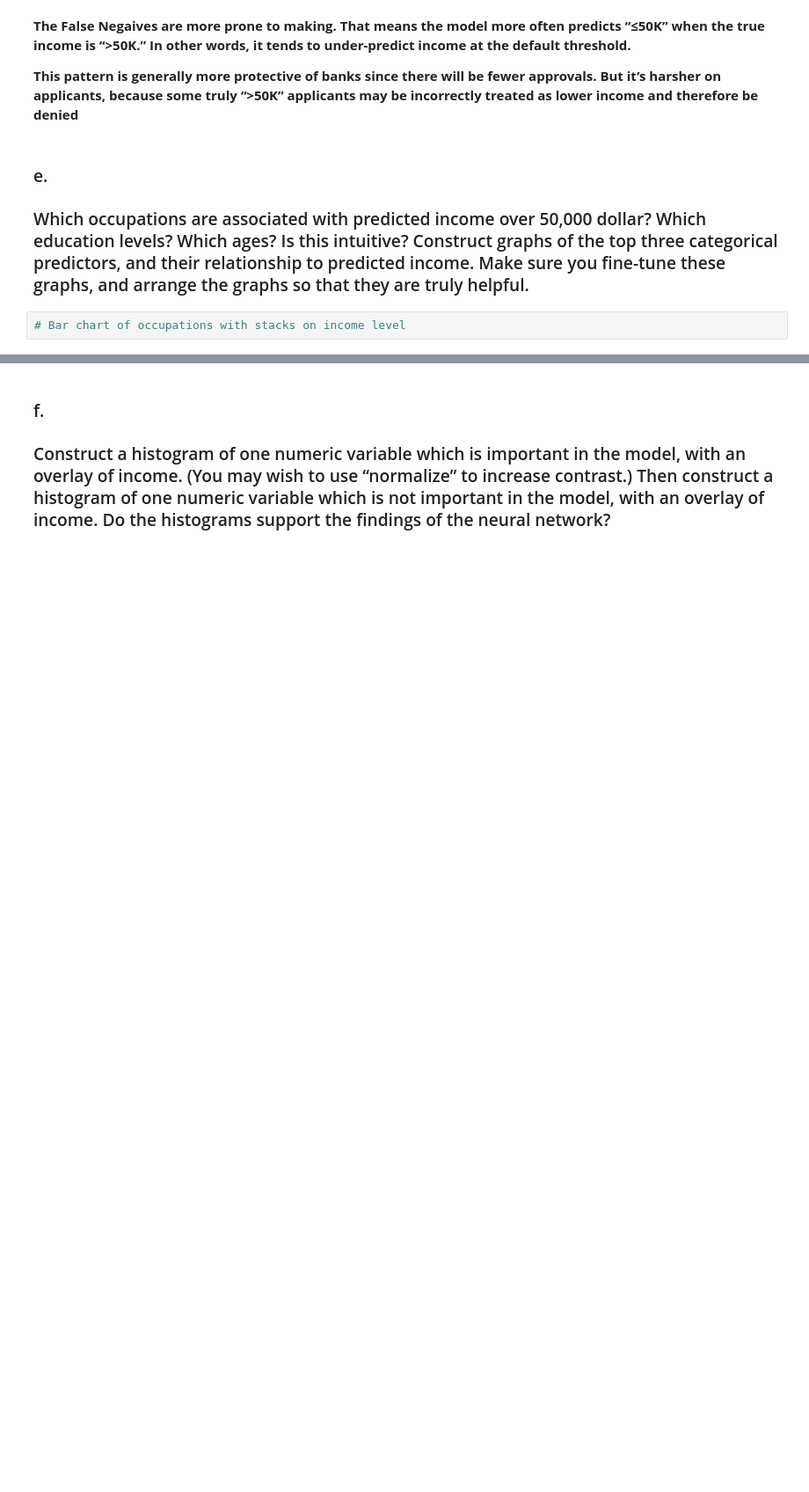
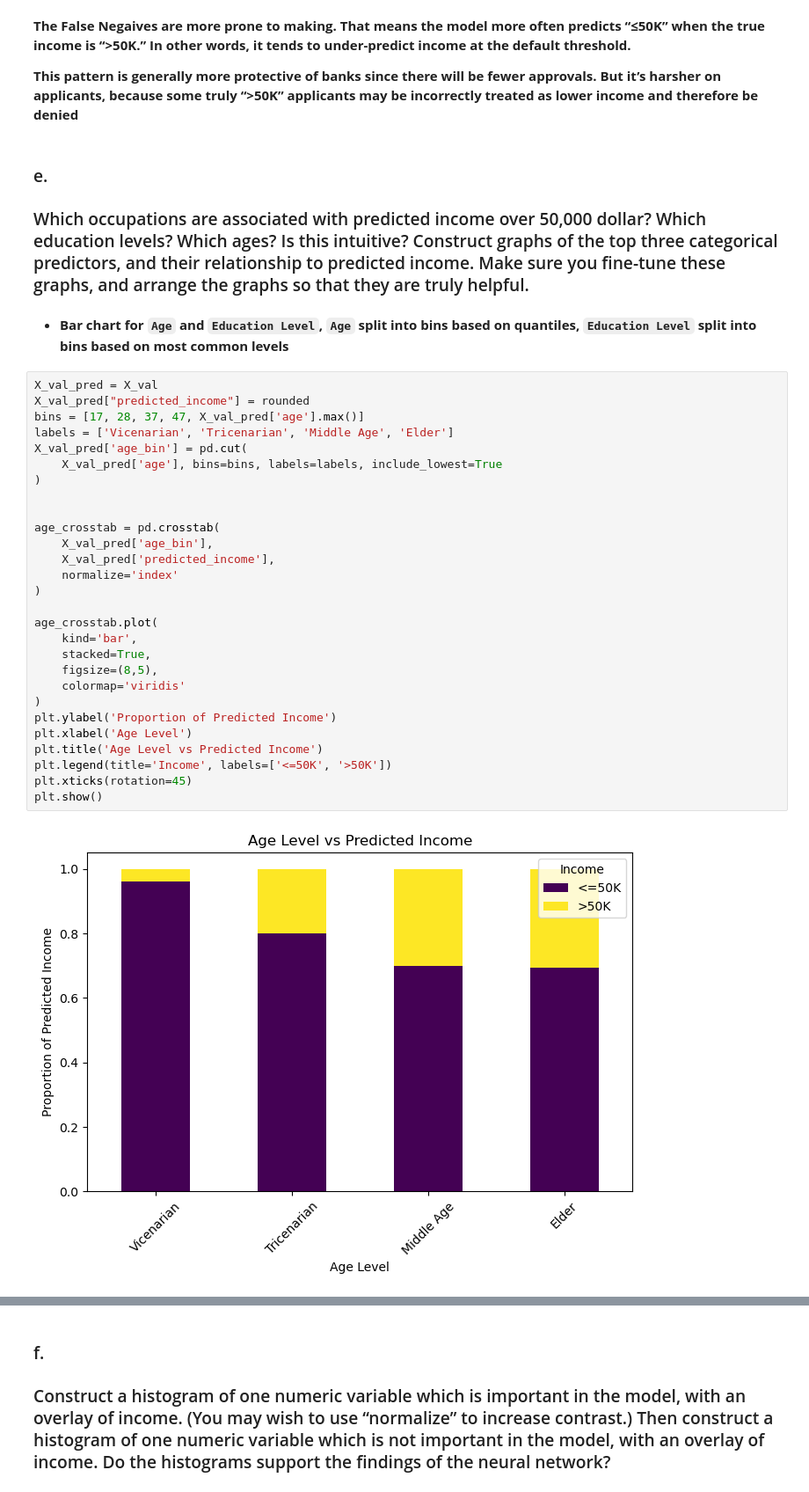
Before and after one commit to jasonllai/ML_Case_Review, a Jupyter notebook: USCensus_NN_Code.ipynb, the cells around one changed output, grey strips where cells are left out. Shown: that part at 88% size. Saved outputs shown, nothing was run; the diff lists cells and outputs as text; blank space fills up the shorter version.

```diff
--- a/USCensus_NN_Code.ipynb
+++ b/USCensus_NN_Code.ipynb
@@ -610,5 +624,35 @@ print(confusion_matrix(y_val, rounded))
 ### e.
 
 ### Which occupations are associated with predicted income over 50,000 dollar? Which education levels? Which ages? Is this intuitive? Construct graphs of the top three categorical predictors, and their relationship to predicted income. Make sure you fine-tune these graphs, and arrange the graphs so that they are truly helpful.
-# %%
-# Bar chart of occupations with stacks on income level
+# %% [markdown]
+- **Bar chart for `Age` and `Education Level`, `Age` split into bins based on quantiles, `Education Level` split into bins based on most common levels**
+# %%
+X_val_pred = X_val
+X_val_pred["predicted_income"] = rounded
+bins = [17, 28, 37, 47, X_val_pred['age'].max()]
+labels = ['Vicenarian', 'Tricenarian', 'Middle Age', 'Elder']
+X_val_pred['age_bin'] = pd.cut(
+    X_val_pred['age'], bins=bins, labels=labels, include_lowest=True
+)
+
+
+age_crosstab = pd.crosstab(
+    X_val_pred['age_bin'],
+    X_val_pred['predicted_income'],
+    normalize='index'
+)
+
+age_crosstab.plot(
+    kind='bar',
+    stacked=True,
+    figsize=(8,5),
+    colormap='viridis'
+)
+plt.ylabel('Proportion of Predicted Income')
+plt.xlabel('Age Level')
+plt.title('Age Level vs Predicted Income')
+plt.legend(title='Income', labels=['<=50K', '>50K'])
+plt.xticks(rotation=45)
+plt.show()
+# %% [output]
+[figure, added]
```
Also changed, not shown: parts of 28 cells of this notebook, 1 other file.
